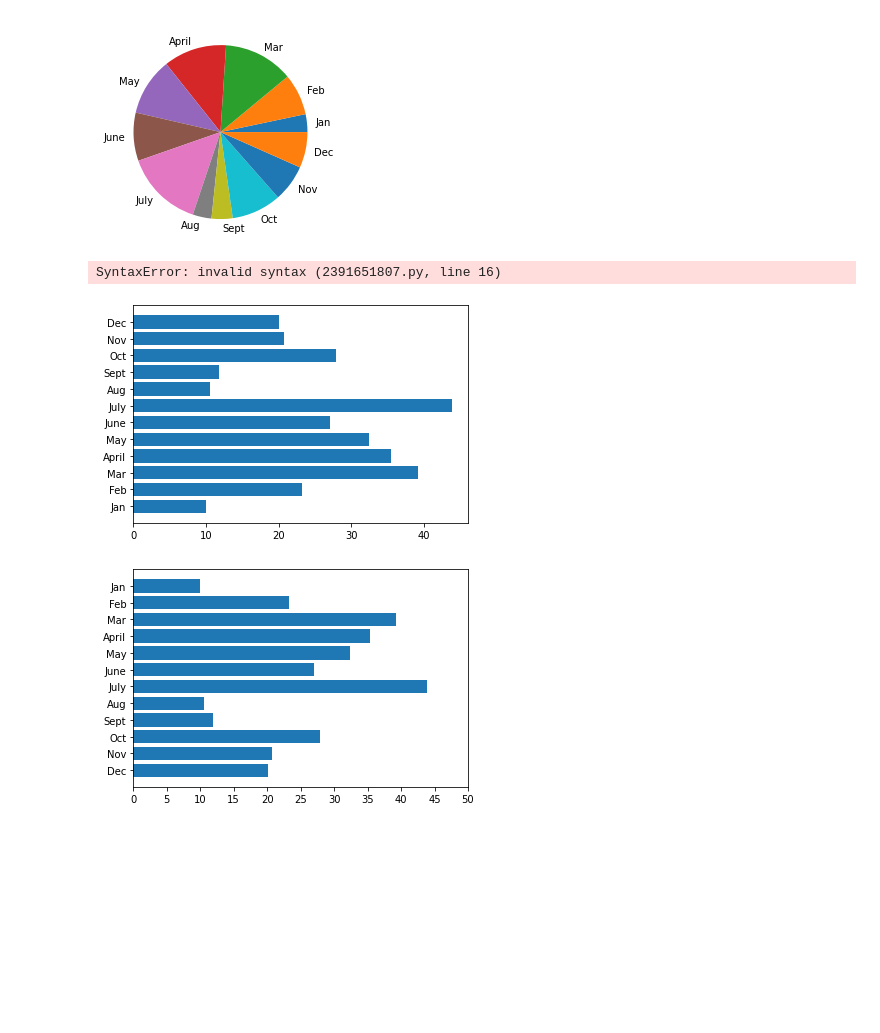
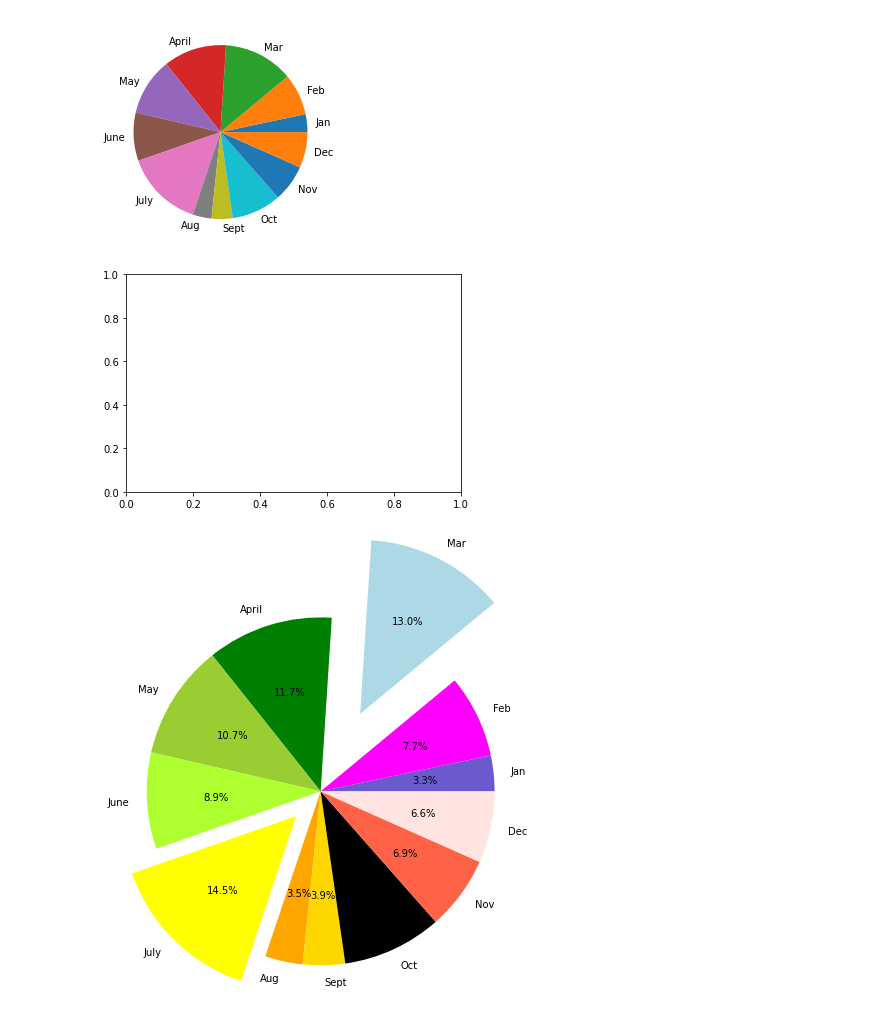
Before and after one commit to swathy84/PyBer_Analysis, a Jupyter notebook: matplotlib_practice.ipynb, the cells around one changed output. Drawn from its saved outputs; the diff is of its cells as text; code cells hidden in the pictures; blank space fills up the shorter version.

```diff
--- a/matplotlib_practice.ipynb
+++ b/matplotlib_practice.ipynb
@@ -410,49 +410,39 @@ plt.show()
 # %%
 #Skill-Drill : Using the object-oriented approach, make the following changes to the pie chart:
 
-#fig, ax = plt.subplots()
+fig, ax = plt.subplots()
 #ax.pie(y_axis,labels=x_axis)
 #plt.show()
 
 
 #Add a percentage to one decimal place to each wedge of the pie.
 #ax.pie(y_axis,labels=x_axis,autopct = '%.1f%%')
 #plt.show()
 
 #Increase the figure size to 8x8.
-plt.subplots(figsize= (8,8)
+plt.subplots(figsize= (8,8))
 
 #Explode the two highest percentage months.
 colors = ["slateblue", "magenta", "lightblue", "green", "yellowgreen", "greenyellow", "yellow", "orange","gold", "black", "tomato", "mistyrose"]
 
-explode_values = (0, 0, 0.5, 0, 0, 0, 0.2, 0, 0, 0, 0, 0)
-plt.pie(y_axis,explode=explode_values,colors=colors,labels=x_axis,autopct='%.1f%%')
+explode_values = [0, 0, 0.5, 0, 0, 0, 0.2, 0, 0, 0, 0, 0]
+plt.pie(y_axis,explode=explode_values,colors=colors,labels=x_axis,autopct='%1.1f%%')
 plt.show()
 
 
 #Add a shadow.
 #plt.pie(y_axis,explode = explode_values,labels=x_axis,shadow = True,autopct = "% .1f%%")
 
 #Add a start angle so that January is at the top.
 #plt.pie(y_axis,explode = explode_values,labels=x_axis,shadow = True,startangle = 1,autopct = "% .1f%%")
 
 #Reverse the order so that the month order is in a clockwise direction.
 
 #Add new colors of your own choosing or use the colors from the previous pie chart.
 
 #colors = ["slateblue", "magenta", "lightblue", "green", "yellowgreen", "greenyellow", "yellow", "orange", "gold", "indianred", "tomato", "mistyrose"]
 #plt.pie(y_axis,explode = explode_values,labels=x_axis,colors = colors,autopct = "% .1f%%")
 #plt.show()
 # %% [output]
-SyntaxError: invalid syntax (2391651807.py, line 16)
+[figure, added]
+[figure, added]
-# %%
-#to change the major ticks in the bar graph  - MATLAB method
-plt.barh(x_axis,y_axis)
-plt.show()
-import numpy as np
-plt.barh(x_axis, y_axis)
-plt.xticks(np.arange(0, 51, step=5.0))
-plt.gca().invert_yaxis()
-# %% [output]
-[figure, removed]
-[figure, removed]
```
Also changed, not shown: parts of 10 cells of this notebook, 18 other files.
